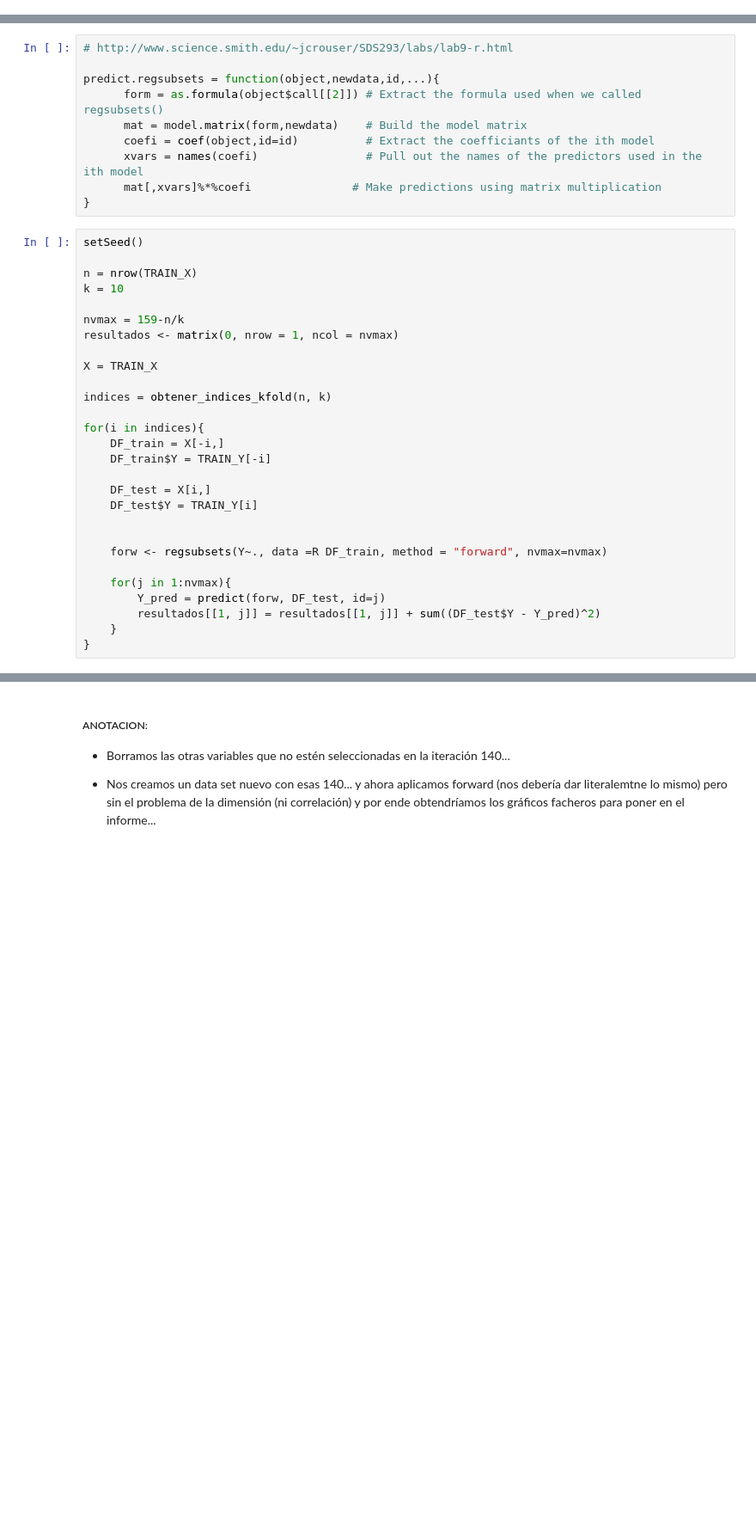
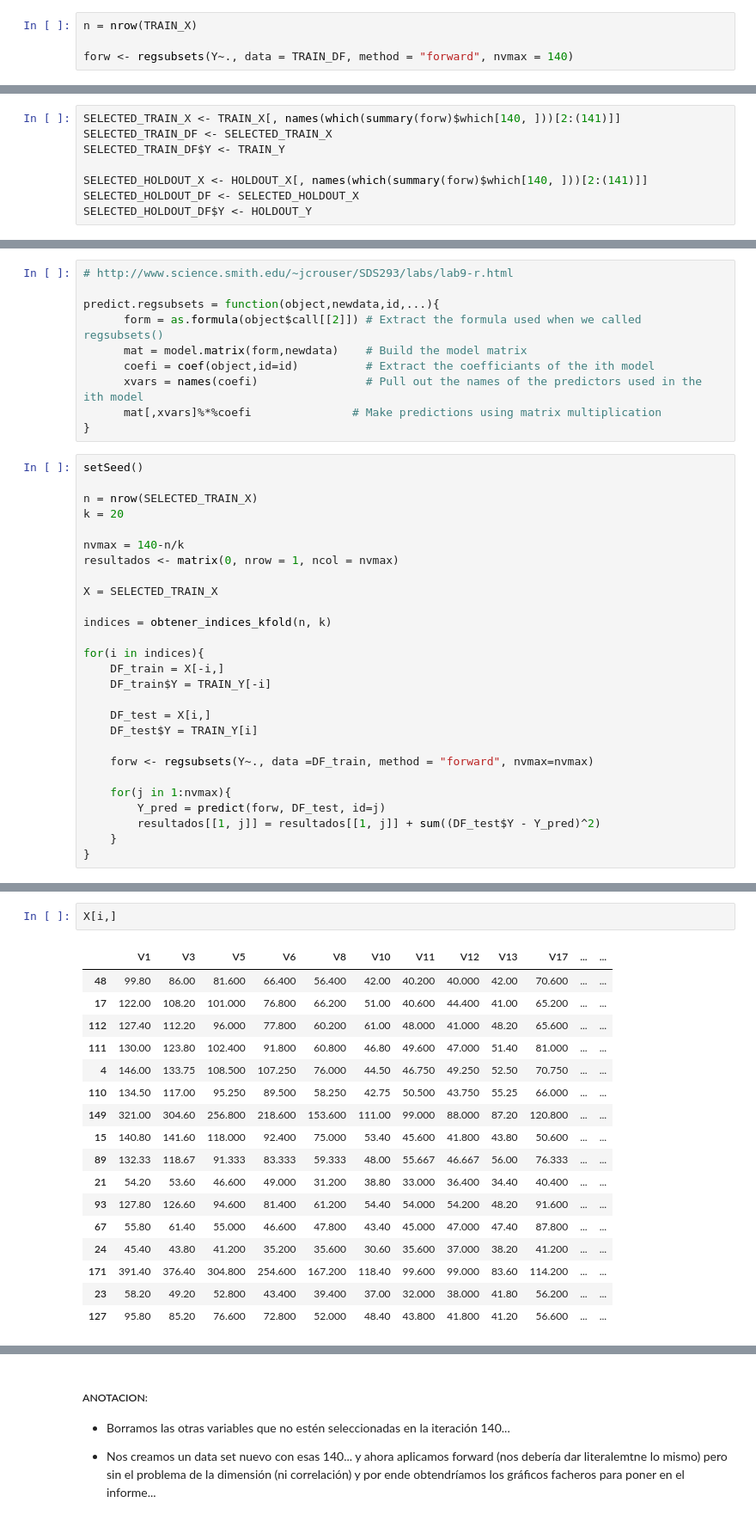
Before and after one commit to Lukas-De-Angelis-Riva/Aprendizaje-estadistico, a Jupyter notebook: trabajo_practico3/src/Forward.ipynb, the cells around one changed output, grey strips where cells are left out. Shown: that part at 86% size. Cells and saved outputs as stored; diff of their text form; blank space fills up the shorter version.

```diff
--- a/trabajo_practico3/src/Forward.ipynb
+++ b/trabajo_practico3/src/Forward.ipynb
@@ -22,0 +58,4 @@ TRAIN_DF <- df[-hold_out_ind, ]
+# %%
+n = nrow(TRAIN_X)
+
+forw <- regsubsets(Y~., data = TRAIN_DF, method = "forward", nvmax = 140)
@@ -23,3 +65,11 @@ TRAIN_DF <- df[-hold_out_ind, ]
+# %%
+SELECTED_TRAIN_X <- TRAIN_X[, names(which(summary(forw)$which[140, ]))[2:(141)]]
+SELECTED_TRAIN_DF <- SELECTED_TRAIN_X
+SELECTED_TRAIN_DF$Y <- TRAIN_Y
+
+SELECTED_HOLDOUT_X <- HOLDOUT_X[, names(which(summary(forw)$which[140, ]))[2:(141)]]
+SELECTED_HOLDOUT_DF <- SELECTED_HOLDOUT_X
+SELECTED_HOLDOUT_DF$Y <- HOLDOUT_Y
 # %% [markdown]
 ### Utilizamos el metodo Forward (utiliza F-Score para elegir variables)
 # %%
@@ -35,13 +85,13 @@ predict.regsubsets = function(object,newdata,id,...){
 # %%
 setSeed()
 
-n = nrow(TRAIN_X)
-k = 10
+n = nrow(SELECTED_TRAIN_X)
+k = 20
 
-nvmax = 159-n/k
+nvmax = 140-n/k
 resultados <- matrix(0, nrow = 1, ncol = nvmax)
 
-X = TRAIN_X
+X = SELECTED_TRAIN_X
 
 indices = obtener_indices_kfold(n, k)
 
@@ -52,8 +102,7 @@ for(i in indices){
     DF_test = X[i,]
     DF_test$Y = TRAIN_Y[i]
 
-
-    forw <- regsubsets(Y~., data =R DF_train, method = "forward", nvmax=nvmax)
+    forw <- regsubsets(Y~., data =DF_train, method = "forward", nvmax=nvmax)
 
     for(j in 1:nvmax){
         Y_pred = predict(forw, DF_test, id=j)
@@ -88,0 +119,20 @@ minimo_vars
+# %%
+X[i,]
+# %% [output]
+|  | V1 | V3 | V5 | V6 | V8 | V10 | V11 | V12 | V13 | V17 | ... | ... |
+| 48 | 99.80 | 86.00 | 81.600 | 66.400 | 56.400 | 42.00 | 40.200 | 40.000 | 42.00 | 70.600 | ... | ... |
+| 17 | 122.00 | 108.20 | 101.000 | 76.800 | 66.200 | 51.00 | 40.600 | 44.400 | 41.00 | 65.200 | ... | ... |
+| 112 | 127.40 | 112.20 | 96.000 | 77.800 | 60.200 | 61.00 | 48.000 | 41.000 | 48.20 | 65.600 | ... | ... |
+| 111 | 130.00 | 123.80 | 102.400 | 91.800 | 60.800 | 46.80 | 49.600 | 47.000 | 51.40 | 81.000 | ... | ... |
+| 4 | 146.00 | 133.75 | 108.500 | 107.250 | 76.000 | 44.50 | 46.750 | 49.250 | 52.50 | 70.750 | ... | ... |
+| 110 | 134.50 | 117.00 | 95.250 | 89.500 | 58.250 | 42.75 | 50.500 | 43.750 | 55.25 | 66.000 | ... | ... |
+| 149 | 321.00 | 304.60 | 256.800 | 218.600 | 153.600 | 111.00 | 99.000 | 88.000 | 87.20 | 120.800 | ... | ... |
+| 15 | 140.80 | 141.60 | 118.000 | 92.400 | 75.000 | 53.40 | 45.600 | 41.800 | 43.80 | 50.600 | ... | ... |
+| 89 | 132.33 | 118.67 | 91.333 | 83.333 | 59.333 | 48.00 | 55.667 | 46.667 | 56.00 | 76.333 | ... | ... |
+| 21 | 54.20 | 53.60 | 46.600 | 49.000 | 31.200 | 38.80 | 33.000 | 36.400 | 34.40 | 40.400 | ... | ... |
+| 93 | 127.80 | 126.60 | 94.600 | 81.400 | 61.200 | 54.40 | 54.000 | 54.200 | 48.20 | 91.600 | ... | ... |
+| 67 | 55.80 | 61.40 | 55.000 | 46.600 | 47.800 | 43.40 | 45.000 | 47.000 | 47.40 | 87.800 | ... | ... |
+| 24 | 45.40 | 43.80 | 41.200 | 35.200 | 35.600 | 30.60 | 35.600 | 37.000 | 38.20 | 41.200 | ... | ... |
+| 171 | 391.40 | 376.40 | 304.800 | 254.600 | 167.200 | 118.40 | 99.600 | 99.000 | 83.60 | 114.200 | ... | ... |
+| 23 | 58.20 | 49.20 | 52.800 | 43.400 | 39.400 | 37.00 | 32.000 | 38.000 | 41.80 | 56.200 | ... | ... |
+| 127 | 95.80 | 85.20 | 76.600 | 72.800 | 52.000 | 48.40 | 43.800 | 41.800 | 41.20 | 56.600 | ... | ... |
```
Also changed, not shown: parts of 38 cells of this notebook.
